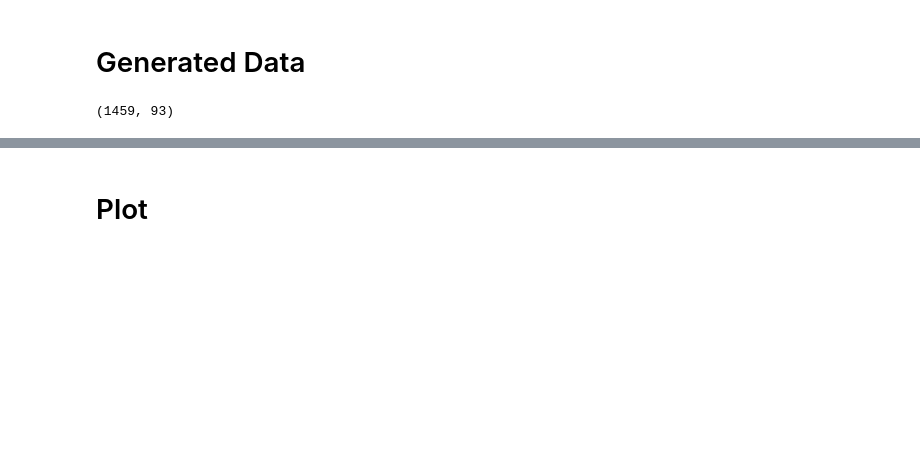
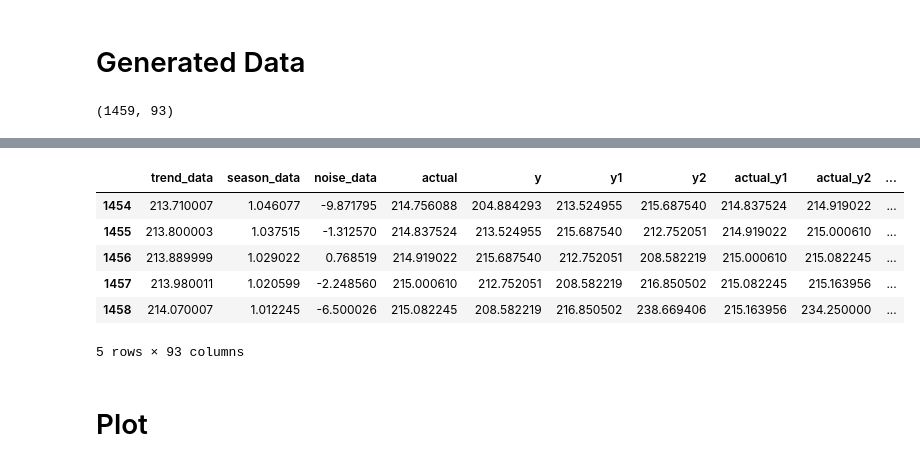
Before and after one commit to RooTBeaM/time_series_study, a Jupyter notebook: EDA_generated_data.ipynb, the cells around one changed output, grey strips where cells are left out. Saved outputs shown, nothing was run; the diff lists cells and outputs as text; code cells hidden in the pictures; blank space fills up the shorter version.

```diff
--- a/EDA_generated_data.ipynb
+++ b/EDA_generated_data.ipynb
@@ -89,3 +86,14 @@ df_fulldata
+# %%
+df_fulldata.to_csv("./src/generated_data.csv", index=False)
+df_fulldata.tail()
+# %% [output]
+|  | trend_data | season_data | noise_data | actual | y | y1 | y2 | actual_y1 | actual_y2 | ... |
+| 1454 | 213.710007 | 1.046077 | -9.871795 | 214.756088 | 204.884293 | 213.524955 | 215.687540 | 214.837524 | 214.919022 | ... |
+| 1455 | 213.800003 | 1.037515 | -1.312570 | 214.837524 | 213.524955 | 215.687540 | 212.752051 | 214.919022 | 215.000610 | ... |
+| 1456 | 213.889999 | 1.029022 | 0.768519 | 214.919022 | 215.687540 | 212.752051 | 208.582219 | 215.000610 | 215.082245 | ... |
+| 1457 | 213.980011 | 1.020599 | -2.248560 | 215.000610 | 212.752051 | 208.582219 | 216.850502 | 215.082245 | 215.163956 | ... |
+| 1458 | 214.070007 | 1.012245 | -6.500026 | 215.082245 | 208.582219 | 216.850502 | 238.669406 | 215.163956 | 234.250000 | ... |
+5 rows × 93 columns
 # %% [markdown]
 # Plot
 # %%
```
Also changed, not shown: parts of 10 cells of this notebook, 5 other files.
